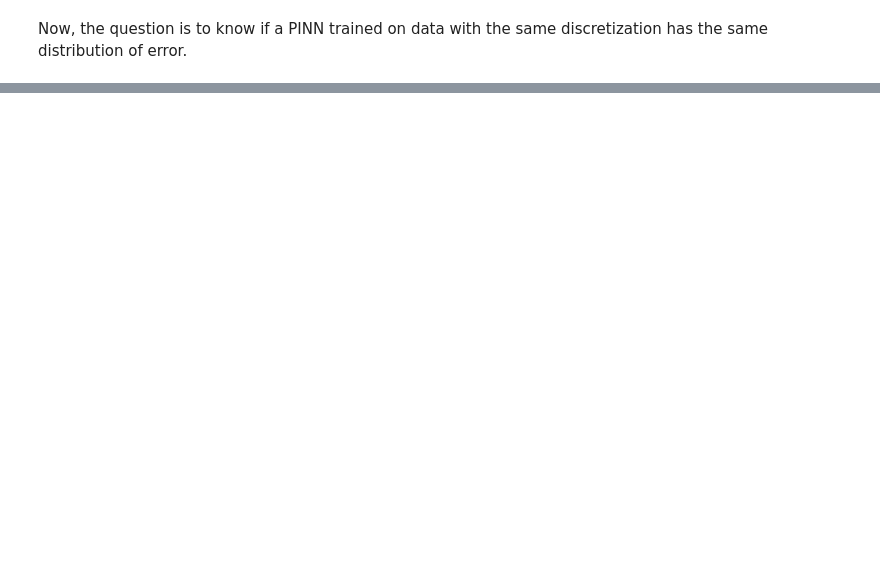
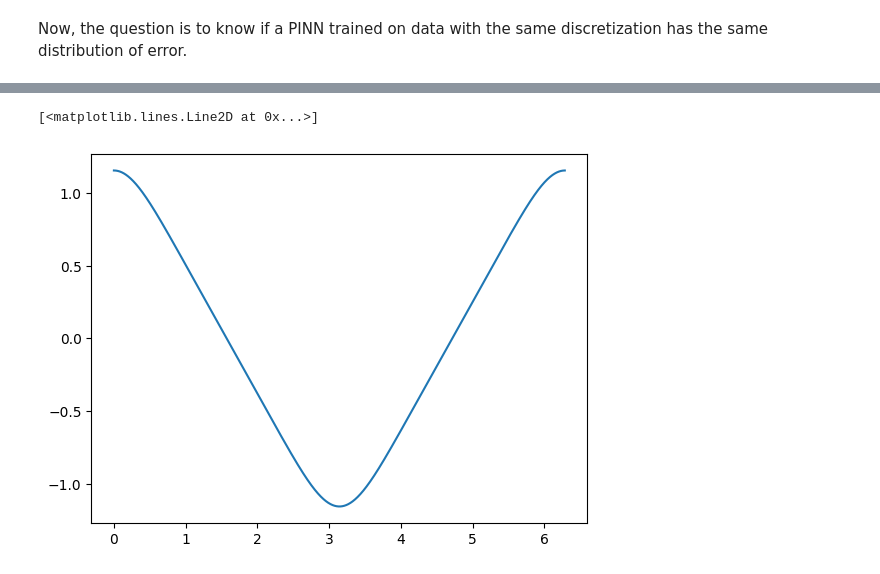
Before and after one commit to pascaltribel/polyharmonic_critic_equation, a Jupyter notebook: FD_solver.ipynb, the cells around one changed output, grey strips where cells are left out. Saved outputs shown, nothing was run; the diff lists cells and outputs as text; code cells hidden in the pictures; blank space fills up the shorter version.

```diff
--- a/FD_solver.ipynb
+++ b/FD_solver.ipynb
@@ -61,0 +70,24 @@ Now, the question is to know if a PINN trained on data with the same discretizat
+# %%
+def fd_solver(y0, y1, dtheta, theta_range, p):
+    res = [y0, y1]
+    for _ in tqdm(range(int(theta_range/dtheta)-2)):
+        res.append(-res[-1]*abs(res[-1])**(p-2) * dtheta**2 + 2*res[-1] - res[-2])
+    return res
+# %%
+alpha = 1.
+p = 2*torch.pi
+x = smp.symbols('x')
+expr = 1 / smp.sqrt(1 - x**p)
+result = smp.integrate(expr, (x, 0, 1))
+integral = float(smp.simplify(result))
+kappa_alpha = ((2**0.5)/torch.pi * (p**(1/p)) * integral)**(2*p/(p-2)) * alpha**((2*p/(p-2)))
+# %%
+dtheta = 1e-3
+t_range = 2*torch.pi
+thetas = torch.linspace(0, t_range, int(t_range/dtheta))
+# %%
+y_hat = fd_solver((p*kappa_alpha)**(1/p), (p*kappa_alpha)**(1/p), dtheta, t_range, p=p)
+plt.plot(thetas.cpu(), y_hat)
+# %% [output]
+[<matplotlib.lines.Line2D at 0x...>]
+[figure, added]
```
Also changed, not shown: parts of 10 cells of this notebook, 16 other files.
